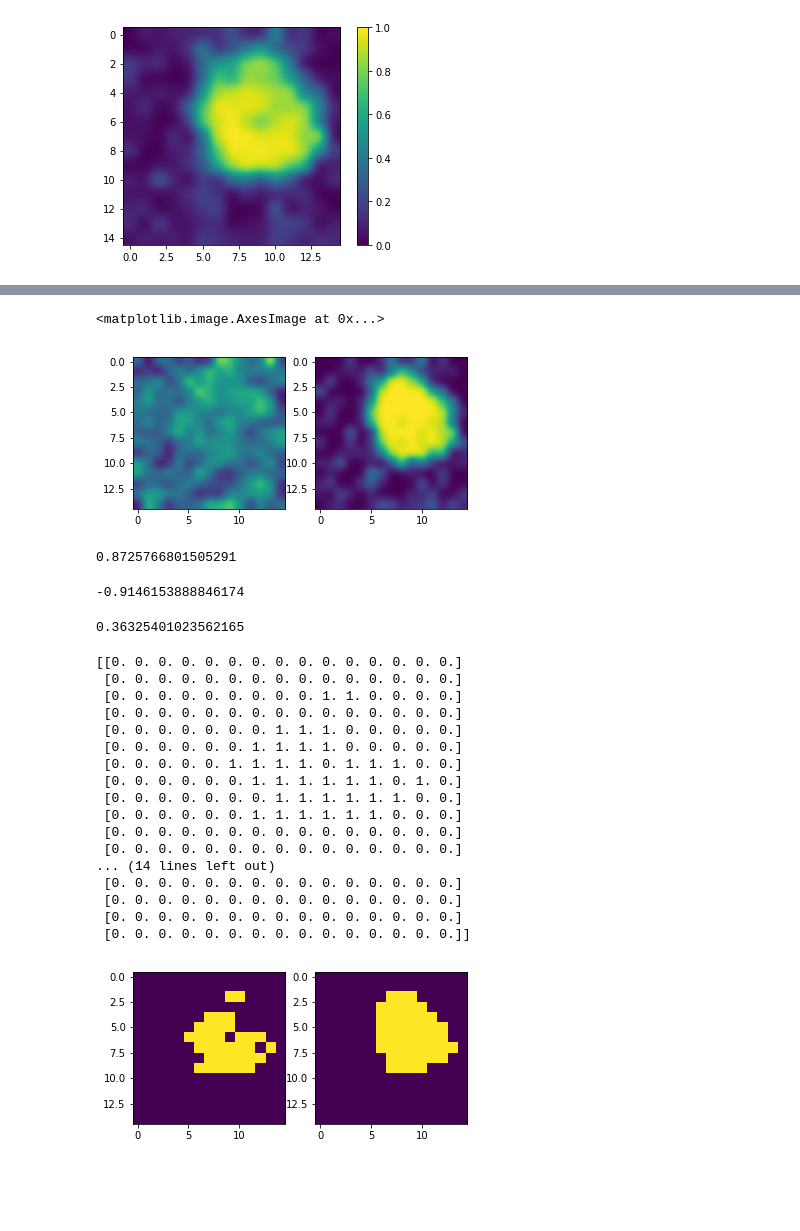
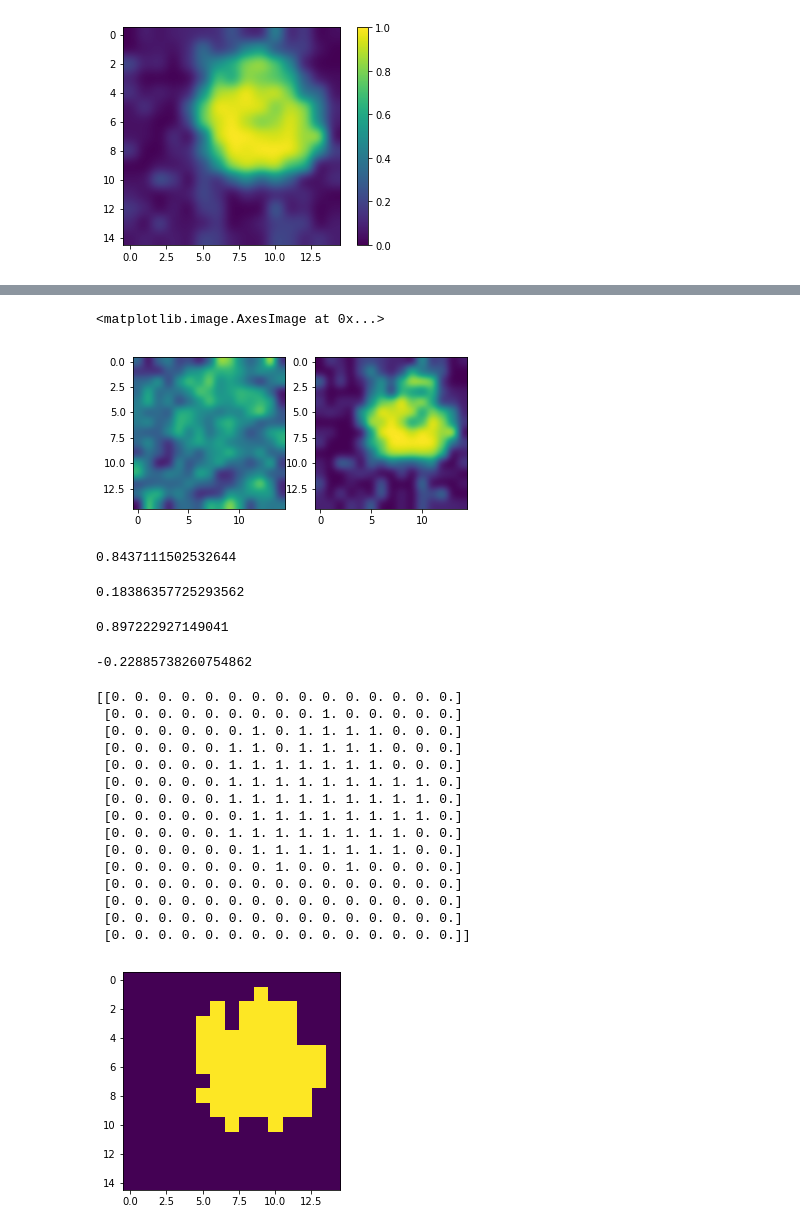
Before and after one commit to JulieCornet/scripts_analysis, a Jupyter notebook: bilayer_thickness&curvature_correl_GM1.ipynb, the cells around one changed output, grey strips where cells are left out. Cells and saved outputs as stored; diff of their text form; code cells hidden in the pictures; blank space fills up the shorter version.

Commit message:
modification of the composition computation and addition of a script that allows to plot the composition distribution

```diff
--- a/bilayer_thickness&curvature_correl_GM1.ipynb
+++ b/bilayer_thickness&curvature_correl_GM1.ipynb
@@ -312,10 +407,10 @@ plt.savefig(path+'local_curvature'+name+'.pdf', format='pdf',bbox_inches='tight'
 # %%
 f, (ax1, ax2) = plt.subplots(1,2)
 ax1.imshow(-C, interpolation='gaussian')
-ax2.imshow(Mphi1, interpolation='gaussian')
+ax2.imshow(Mphi0_Lo, interpolation='gaussian')
 # %% [output]
 <matplotlib.image.AxesImage at 0x...>
-[figure, old version]
+[figure, new version]
 # %%
 # correlation up-down leaflet composition
 # compute the covariance
@@ -323,11 +418,23 @@ ax2.imshow(Mphi1, interpolation='gaussian')
 sum = 0
 for i in range(0,N):
     for j in range(0,N):
-        sum = sum + ( Mphi0[i,j]*Mphi1[i,j] - np.mean(Mphi0)*np.mean(Mphi1) ) / np.std(Mphi0)/np.std(Mphi1)
+        sum = sum + ( Mphi0_Lo[i,j]*Mphi1_Lo[i,j] - np.mean(Mphi0_Lo)*np.mean(Mphi1_Lo) ) / np.std(Mphi0_Lo)/np.std(Mphi1_Lo)
 cov_phi = sum/N**2
 print(cov_phi)
 # %% [output]
-0.8725766801505291
+0.8437111502532644
+# %%
+# correlation composition GM1-Lo
+# compute the covariance
+
+sum = 0
+for i in range(0,N):
+    for j in range(0,N):
+        sum = sum + ( Mphi0_Lo[i,j]*Mphi0_GM1[i,j] - np.mean(Mphi0_Lo)*np.mean(Mphi0_GM1) ) / np.std(Mphi0_Lo)/np.std(Mphi0_GM1)
+cov_LoGM1 = sum/N**2
+print(cov_LoGM1)
+# %% [output]
+0.18386357725293562
 # %%
 # correlation composition - local thickness
 # compute the covariance
@@ -335,23 +442,23 @@ print(cov_phi)
 sum = 0
 for i in range(0,N):
     for j in range(0,N):
-        sum = sum + ( Mphi[i,j]*diffz[i,j] - np.mean(Mphi)*np.mean(diffz) ) / np.std(Mphi)/np.std(diffz)
+        sum = sum + ( Mphi_mean[i,j]*diffz[i,j] - np.mean(Mphi_mean)*np.mean(diffz) ) / np.std(Mphi_mean)/np.std(diffz)
 cov_e = sum/N**2
 print(cov_e)
 # %% [output]
--0.9146153888846174
+0.897222927149041
 # %%
-# correlation up-down composition - local curvature
+# correlation composition - local curvature
 # compute the covariance
 
 sum = 0
 for i in range(0,N):
     for j in range(0,N):
-        sum = sum + ( C[i,j]*Mphi1[i,j] - np.mean(C)*np.mean(Mphi1) ) / np.std(C)/np.std(Mphi1)
+        sum = sum + ( C[i,j]*Mphi0_Lo[i,j] - np.mean(C)*np.mean(Mphi0_Lo) ) / np.std(C)/np.std(Mphi0_Lo)
 cov_c = sum/N**2
 print(cov_c)
 # %% [output]
-0.36325401023562165
+-0.22885738260754862
 # %%
 # write these results to a file
 
@@ -359,46 +466,37 @@ file = open(path+'correl'+name+'.txt','w')
 file.write('correlation leaflet up-down: %lf\ncorrelation compo-thickness: %lf\ncorrelation compo-curvature: %lf' % (cov_phi, cov_e, cov_c))
 file.close()
 # %%
-# lower and upper leaflet binary composition
+# upper leaflet binary composition
 
-threshold = 0.8 # composition threshold from which the box is considered Lo, below it is considered Ld
+threshold = 0.6 # composition threshold from which the box is considered Lo, below it is considered Ld
 
 Mphi0_bin = np.zeros((N,N))
-Mphi1_bin = np.zeros((N,N))
 
 for i in range(N):
     for j in range(N):
-        if Mphi0[i,j]>= threshold :
+        if Mphi0_Lo[i,j]>= threshold :
             Mphi0_bin[i,j]=1
-        if Mphi1[i,j]>= threshold :
-            Mphi1_bin[i,j]=1
 
 
+print(Mphi0_bin)
 
-f, (ax1, ax2) = plt.subplots(1,2)
-ax1.imshow(Mphi0_bin)
-ax2.imshow(Mphi1_bin)
-
-print(Mphi0_bin)
-print(Mphi1_bin)
+plt.imshow(Mphi0_bin)
 
 plt.savefig(path+'binary-compo_lower-upper_leaflet'+name+'.pdf', format='pdf',bbox_inches='tight')
 # %% [output]
 [[0. 0. 0. 0. 0. 0. 0. 0. 0. 0. 0. 0. 0. 0. 0.]
- [0. 0. 0. 0. 0. 0. 0. 0. 0. 0. 0. 0. 0. 0. 0.]
- [0. 0. 0. 0. 0. 0. 0. 0. 0. 1. 1. 0. 0. 0. 0.]
- [0. 0. 0. 0. 0. 0. 0. 0. 0. 0. 0. 0. 0. 0. 0.]
- [0. 0. 0. 0. 0. 0. 0. 1. 1. 1. 0. 0. 0. 0. 0.]
- [0. 0. 0. 0. 0. 0. 1. 1. 1. 1. 0. 0. 0. 0. 0.]
- [0. 0. 0. 0. 0. 1. 1. 1. 1. 0. 1. 1. 1. 0. 0.]
- [0. 0. 0. 0. 0. 0. 1. 1. 1. 1. 1. 1. 0. 1. 0.]
- [0. 0. 0. 0. 0. 0. 0. 1. 1. 1. 1. 1. 1. 0. 0.]
- [0. 0. 0. 0. 0. 0. 1. 1. 1. 1. 1. 1. 0. 0. 0.]
- [0. 0. 0. 0. 0. 0. 0. 0. 0. 0. 0. 0. 0. 0. 0.]
- [0. 0. 0. 0. 0. 0. 0. 0. 0. 0. 0. 0. 0. 0. 0.]
-... (14 lines left out)
+ [0. 0. 0. 0. 0. 0. 0. 0. 0. 1. 0. 0. 0. 0. 0.]
+ [0. 0. 0. 0. 0. 0. 1. 0. 1. 1. 1. 1. 0. 0. 0.]
+ [0. 0. 0. 0. 0. 1. 1. 0. 1. 1. 1. 1. 0. 0. 0.]
+ [0. 0. 0. 0. 0. 1. 1. 1. 1. 1. 1. 1. 0. 0. 0.]
+ [0. 0. 0. 0. 0. 1. 1. 1. 1. 1. 1. 1. 1. 1. 0.]
+ [0. 0. 0. 0. 0. 1. 1. 1. 1. 1. 1. 1. 1. 1. 0.]
+ [0. 0. 0. 0. 0. 0. 1. 1. 1. 1. 1. 1. 1. 1. 0.]
+ [0. 0. 0. 0. 0. 1. 1. 1. 1. 1. 1. 1. 1. 0. 0.]
+ [0. 0. 0. 0. 0. 0. 1. 1. 1. 1. 1. 1. 1. 0. 0.]
+ [0. 0. 0. 0. 0. 0. 0. 1. 0. 0. 1. 0. 0. 0. 0.]
  [0. 0. 0. 0. 0. 0. 0. 0. 0. 0. 0. 0. 0. 0. 0.]
  [0. 0. 0. 0. 0. 0. 0. 0. 0. 0. 0. 0. 0. 0. 0.]
  [0. 0. 0. 0. 0. 0. 0. 0. 0. 0. 0. 0. 0. 0. 0.]
  [0. 0. 0. 0. 0. 0. 0. 0. 0. 0. 0. 0. 0. 0. 0.]]
-[figure, old version]
+[figure, new version]
```
Also changed, not shown: parts of 23 cells of this notebook, 3 other files.
